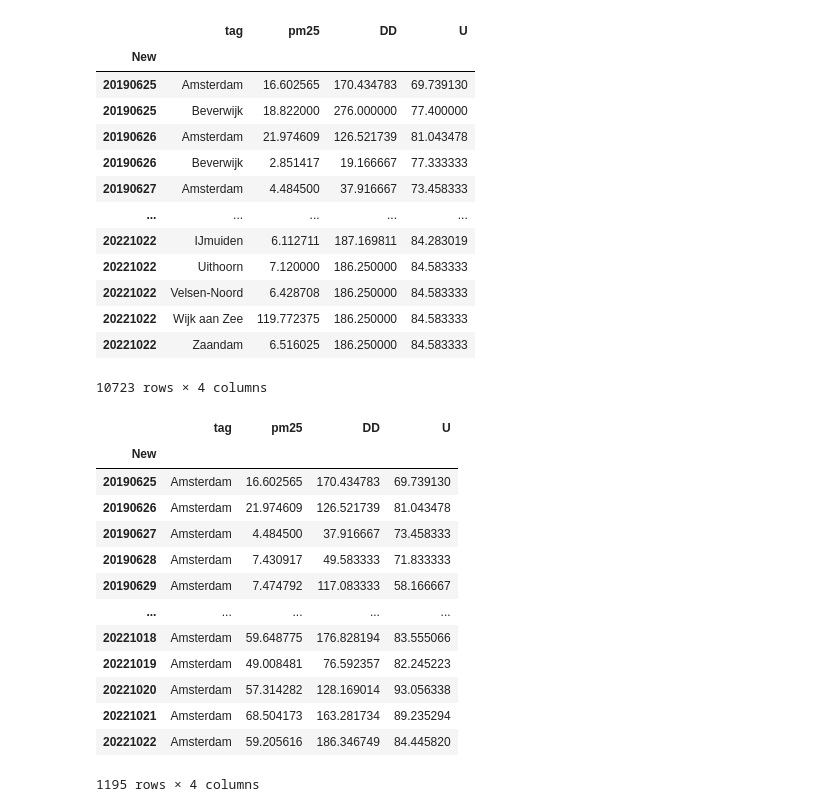
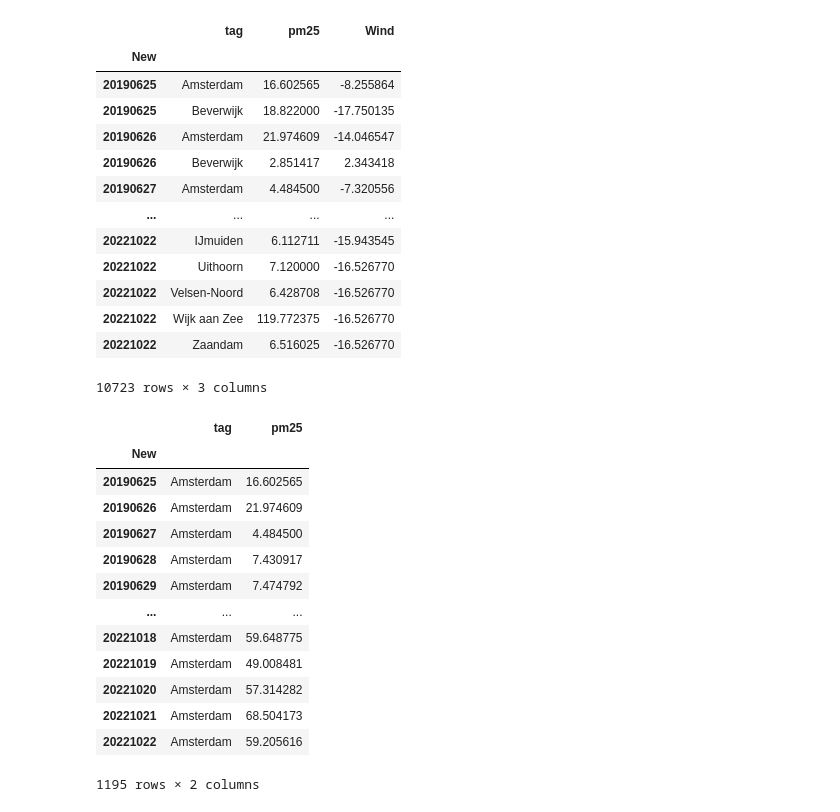
Before and after one commit to AGLamb/Thesis-Code, a Jupyter notebook: EDA.ipynb, the cells around one changed output. Cells and saved outputs as stored; diff of their text form; code cells hidden in the pictures.

```diff
--- a/EDA.ipynb
+++ b/EDA.ipynb
@@ -7,7 +7,8 @@ from tqdm import tqdm
 import pandas as pd
 import numpy as np
 # %%
-data = pd.read_csv(r"C:\Users\VY72PC\OneDrive - ING\Documents\STARIMA Project\Data\pm25_weer.csv")
+data = pd.read_csv(r"/Users/main/Vault/Thesis/Data/pm25_weer.csv")
+data["Wind"] = np.cos(data["DD"]) * (data["U"] * 1.852)
 data
 # %% [output]
 |  | id | no2 | pm10 | pm10_cal | pm10_fac | pm10_max | pm10_min | pm25 | pm25_cal | pm25_fac | ... |
@@ -39,9 +36,9 @@ Index(['id', 'no2', 'pm10', 'pm10_cal', 'pm10_fac', 'pm10_max', 'pm10_min',
 # %%
 data.drop(data.iloc[:, 0:7], axis=1, inplace=True)
-data.drop(["jaar", "maand", "weeknummer", "#STN", "timestamp", "components", "dag", "tijd", "T", "datum", "H", "weekdag", "FH", "sensortype"], axis=1, inplace=True)
+data.drop(["jaar", "maand", "weeknummer", "#STN", "timestamp", "components", "dag", "tijd", "T", "datum", "H", "T", "U", "weekdag", "FH", "sensortype"], axis=1, inplace=True)
 # data
 # %%
-grouped_df = data.groupby(["YYYYMMDD", "tag"])["pm25", "longitude", "latitude", "DD", "U"].mean().copy().reset_index()
+grouped_df = data.groupby(["YYYYMMDD", "tag"])["pm25", "longitude", "latitude", "Wind"].mean().copy().reset_index()
 # %%
 grouped_df.head(5)
 # %% [output]
@@ -104,41 +101,45 @@ del data2["latitude"]
 del data2["longitude"]
 data2
 # %% [output]
-|  | tag | pm25 | DD | U |
-| New |  |  |  |  |
-| 20190625 | Amsterdam | 16.602565 | 170.434783 | 69.739130 |
-| 20190625 | Beverwijk | 18.822000 | 276.000000 | 77.400000 |
-| 20190626 | Amsterdam | 21.974609 | 126.521739 | 81.043478 |
-| 20190626 | Beverwijk | 2.851417 | 19.166667 | 77.333333 |
-| 20190627 | Amsterdam | 4.484500 | 37.916667 | 73.458333 |
-| ... | ... | ... | ... | ... |
-| 20221022 | IJmuiden | 6.112711 | 187.169811 | 84.283019 |
-| 20221022 | Uithoorn | 7.120000 | 186.250000 | 84.583333 |
-| 20221022 | Velsen-Noord | 6.428708 | 186.250000 | 84.583333 |
-| 20221022 | Wijk aan Zee | 119.772375 | 186.250000 | 84.583333 |
-| 20221022 | Zaandam | 6.516025 | 186.250000 | 84.583333 |
+|  | tag | pm25 | Wind |
+| New |  |  |  |
+| 20190625 | Amsterdam | 16.602565 | -8.255864 |
+| 20190625 | Beverwijk | 18.822000 | -17.750135 |
+| 20190626 | Amsterdam | 21.974609 | -14.046547 |
+| 20190626 | Beverwijk | 2.851417 | 2.343418 |
+| 20190627 | Amsterdam | 4.484500 | -7.320556 |
+| ... | ... | ... | ... |
+| 20221022 | IJmuiden | 6.112711 | -15.943545 |
+| 20221022 | Uithoorn | 7.120000 | -16.526770 |
+| 20221022 | Velsen-Noord | 6.428708 | -16.526770 |
+| 20221022 | Wijk aan Zee | 119.772375 | -16.526770 |
+| 20221022 | Zaandam | 6.516025 | -16.526770 |
-10723 rows × 4 columns
+10723 rows × 3 columns
 # %%
 UniqueNames = data2.tag.unique()
 
-DataFrameDict = {elem : pd.DataFrame() for elem in UniqueNames}
+PolDict = {elem : pd.DataFrame() for elem in UniqueNames}
+WindDict = {elem : pd.DataFrame() for elem in UniqueNames}
 
-for key in DataFrameDict.keys():
-    DataFrameDict[key] = data2[:][data2.tag == key]
+for key in PolDict.keys():
+    PolDict[key] = data2[:][data2.tag == key]
+    WindDict[key] = data2[:][data2.tag == key]
+    del WindDict[key]["pm25"]
+    del PolDict[key]["Wind"]
 
-DataFrameDict["Amsterdam"]
+PolDict["Amsterdam"]
 # %% [output]
-|  | tag | pm25 | DD | U |
-| New |  |  |  |  |
-| 20190625 | Amsterdam | 16.602565 | 170.434783 | 69.739130 |
-| 20190626 | Amsterdam | 21.974609 | 126.521739 | 81.043478 |
-| 20190627 | Amsterdam | 4.484500 | 37.916667 | 73.458333 |
-| 20190628 | Amsterdam | 7.430917 | 49.583333 | 71.833333 |
-| 20190629 | Amsterdam | 7.474792 | 117.083333 | 58.166667 |
-| ... | ... | ... | ... | ... |
-| 20221018 | Amsterdam | 59.648775 | 176.828194 | 83.555066 |
-| 20221019 | Amsterdam | 49.008481 | 76.592357 | 82.245223 |
-| 20221020 | Amsterdam | 57.314282 | 128.169014 | 93.056338 |
-| 20221021 | Amsterdam | 68.504173 | 163.281734 | 89.235294 |
-| 20221022 | Amsterdam | 59.205616 | 186.346749 | 84.445820 |
+|  | tag | pm25 |
+| New |  |  |
+| 20190625 | Amsterdam | 16.602565 |
+| 20190626 | Amsterdam | 21.974609 |
+| 20190627 | Amsterdam | 4.484500 |
+| 20190628 | Amsterdam | 7.430917 |
+| 20190629 | Amsterdam | 7.474792 |
+| ... | ... | ... |
+| 20221018 | Amsterdam | 59.648775 |
+| 20221019 | Amsterdam | 49.008481 |
+| 20221020 | Amsterdam | 57.314282 |
+| 20221021 | Amsterdam | 68.504173 |
+| 20221022 | Amsterdam | 59.205616 |
-1195 rows × 4 columns
+1195 rows × 2 columns
```
Also changed, not shown: parts of 15 cells of this notebook.
